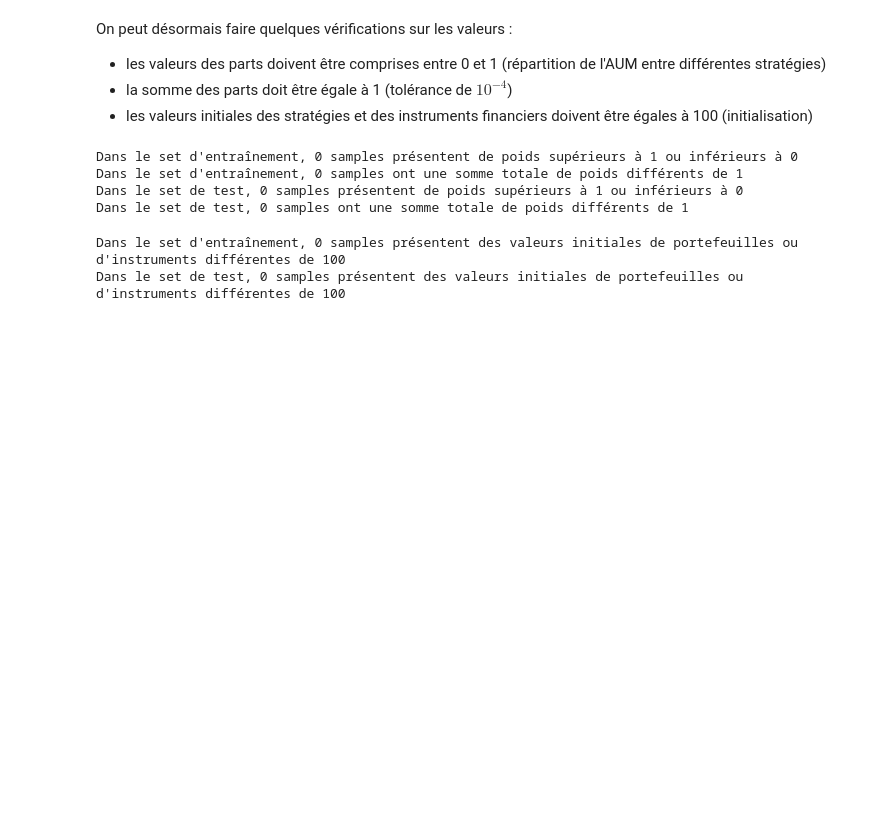
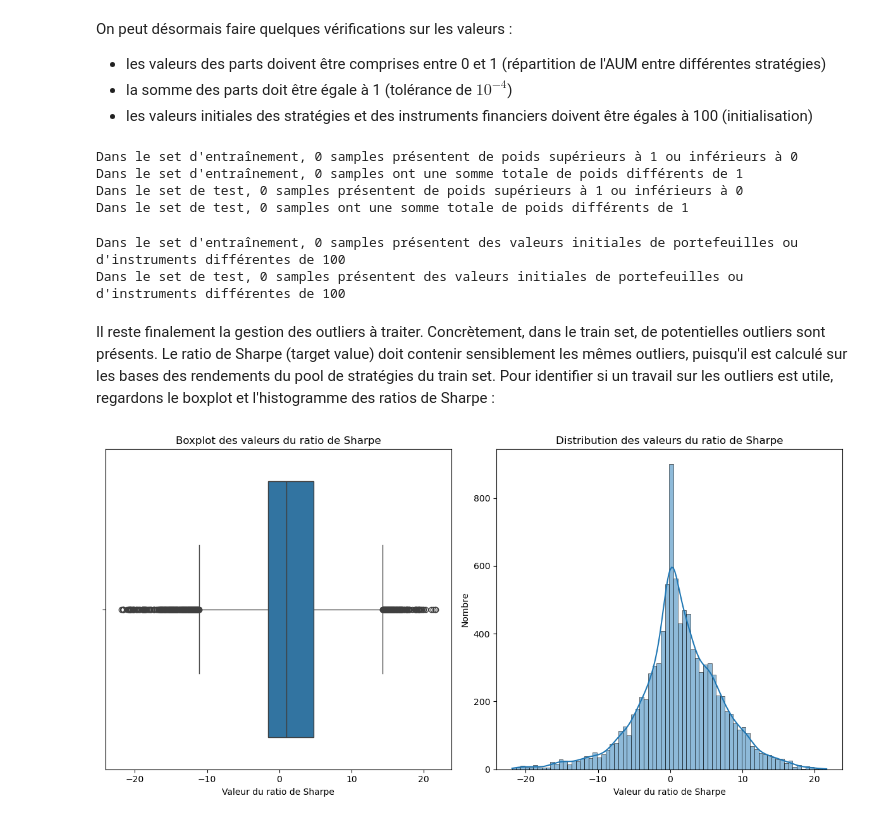
Before and after one commit to GiovanniManche/MachineLearning272, a Jupyter notebook: Projet ML.ipynb, the cells around one changed output. Drawn from its saved outputs; the diff is of its cells as text; code cells hidden in the pictures; blank space fills up the shorter version.

```diff
--- a/Projet ML.ipynb
+++ b/Projet ML.ipynb
@@ -147,3 +165,24 @@ print(f"Dans le set de test, {((init_test != 100)).sum().sum()} samples présent
 # %% [output]
 Dans le set d'entraînement, 0 samples présentent des valeurs initiales de portefeuilles ou d'instruments différentes de 100
 Dans le set de test, 0 samples présentent des valeurs initiales de portefeuilles ou d'instruments différentes de 100
+# %% [markdown]
+Il reste finalement la gestion des outliers à traiter. Concrètement, dans le train set, de potentielles outliers sont présents. Le ratio de Sharpe (target value) doit contenir sensiblement les mêmes outliers, puisqu'il est calculé sur les bases des rendements du pool de stratégies du train set. Pour identifier si un travail sur les outliers est utile, regardons le boxplot et l'histogramme des ratios de Sharpe :
+# %%
+# Boxplot
+plt.figure(figsize=(12, 6))
+plt.subplot(1, 2, 1)
+sns.boxplot(x=target_values["Target"])
+plt.xlabel("Valeur du ratio de Sharpe")
+plt.title('Boxplot des valeurs du ratio de Sharpe')
+
+# Histogramme
+plt.subplot(1, 2, 2)
+sns.histplot(target_values["Target"], kde=True)
+plt.xlabel("Valeur du ratio de Sharpe")
+plt.ylabel("Fréquence")
+plt.title('Distribution des valeurs du ratio de Sharpe')
+
+plt.tight_layout()
+plt.show()
+# %% [output]
+[figure, added]
```
Also changed, not shown: parts of 49 cells of this notebook.
